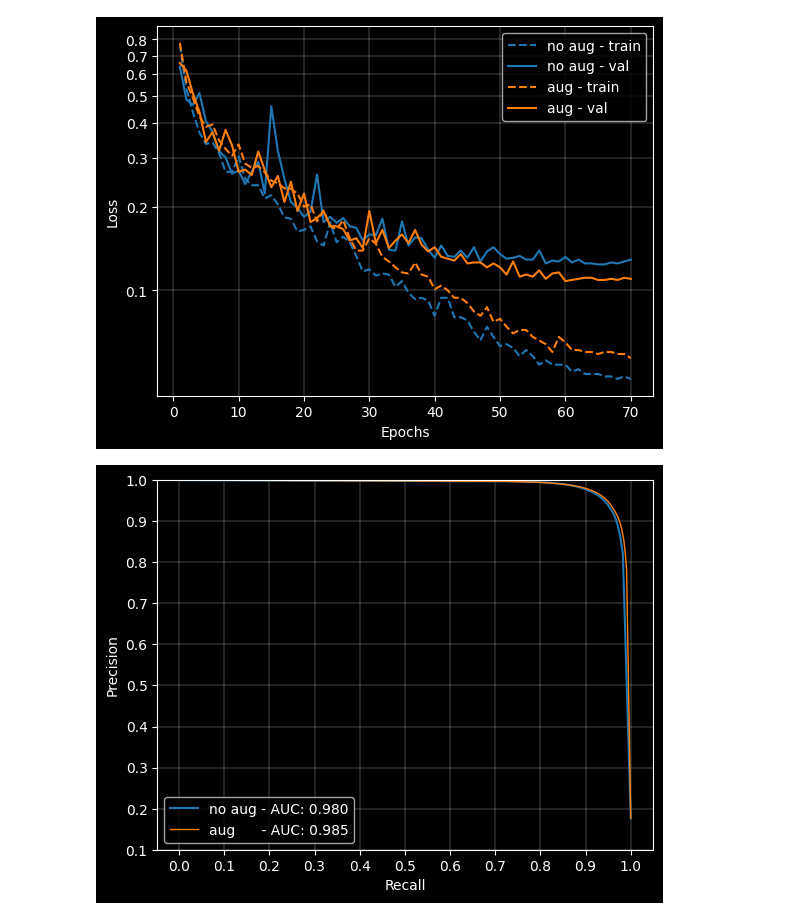
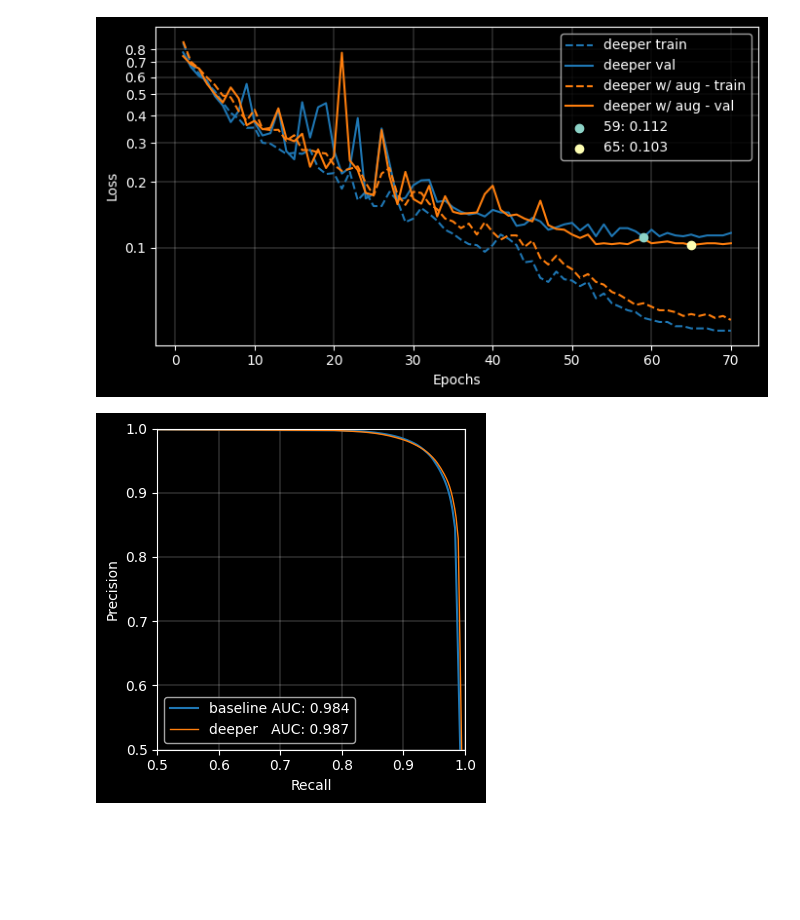
Before and after one commit to trujilloRJ/lane-detection, a Jupyter notebook: compare_model.ipynb, the cells around one changed output. Drawn from its saved outputs; the diff is of its cells as text; code cells hidden in the pictures; blank space fills up the shorter version.

```diff
--- a/compare_model.ipynb
+++ b/compare_model.ipynb
@@ -26,8 +26,8 @@ def compute_metrics(tp_vec, fp_vec, fn_vec):
 
 def auc_from_pr_curve(precision, recall):
     # Sort recall and precision by recall ascending
-    recall = np.array(recall)
-    precision = np.array(precision)
+    recall = np.concatenate(([0], recall, [1]))
+    precision = np.concatenate(([1], precision, [0]))
     sorted_indices = np.argsort(recall)
     recall = recall[sorted_indices]
     precision = precision[sorted_indices]
@@ -36,8 +36,8 @@ def auc_from_pr_curve(precision, recall):
 # %%
 checkpoint_folder = "checkpoints"
 
-exp_name_v1 = "UNet3down_v10_Scos_adam_augv0"
-exp_name_v2 = "UNet3down_v10_Scos_adam_augv2"
+exp_name_v1 = "BUnet_d4_c32_a0_SOneCycle"
+exp_name_v2 = "BUnet_d4_c32_a2_SOneCycle"
 
 eps_v1, tr_loss_v1, val_loss_v1 = extract_log_data(f"{checkpoint_folder}/{exp_name_v1}.log")
 eps_v2, tr_loss_v2, val_loss_v2 = extract_log_data(f"{checkpoint_folder}/{exp_name_v2}.log")
@@ -45,47 +45,55 @@ eps_v2, tr_loss_v2, val_loss_v2 = extract_log_data(f"{checkpoint_folder}/{exp_na
 min_loss_v1, best_epoch_v1 = get_best_epoch(eps_v1, val_loss_v1)
 min_loss_v2, best_epoch_v2 = get_best_epoch(eps_v2, val_loss_v2)
 
-fig, ax = plt.subplots()
-ax.plot(eps_v1, tr_loss_v1, '--', color='#1f77b4', label="no aug - train")
-ax.plot(eps_v1, val_loss_v1, '-', color='#1f77b4', label="no aug - val")
-ax.plot(eps_v2, tr_loss_v2, '--', color='#ff7f0e', label="aug - train")
-ax.plot(eps_v2, val_loss_v2, '-', color='#ff7f0e', label="aug - val")
+fig, ax = plt.subplots(figsize=(7,4))
+ax.plot(eps_v1, tr_loss_v1, '--', color='#1f77b4', label="deeper train")
+ax.plot(eps_v1, val_loss_v1, '-', color='#1f77b4', label="deeper val")
+ax.plot(eps_v2, tr_loss_v2, '--', color='#ff7f0e', label="deeper w/ aug - train")
+ax.plot(eps_v2, val_loss_v2, '-', color='#ff7f0e', label="deeper w/ aug - val")
+ax.scatter(best_epoch_v1, min_loss_v1, zorder=10, label=f"{best_epoch_v1}: {min_loss_v1:.3f}")
+ax.scatter(best_epoch_v2, min_loss_v2, zorder=10, label=f"{best_epoch_v2}: {min_loss_v2:.3f}")
 ax.grid(which="major", linestyle='-', linewidth=0.2)
 ax.legend()
 ax.set_ylabel("Loss")
 ax.set_xlabel("Epochs")
 ax.set_yscale("log")
 ax.set_yticks(np.arange(0.1, 0.9, step=0.1))
 ax.minorticks_off()
 ax.yaxis.set_major_formatter(ScalarFormatter())
+plt.tight_layout()
 plt.show()
+fig.savefig("results/loss_fn.png")
 
 thr_vec = np.arange(0, 1, step=0.001)
 tp_v1, fp_v1, fn_v1 = load_tp_fp_fn(exp_name_v1)
 tp_v2, fp_v2, fn_v2 = load_tp_fp_fn(exp_name_v2)
 
 precision_v1, recall_v1, f1_v1 = compute_metrics(tp_v1, fp_v1, fn_v1)
 precision_v2, recall_v2, f1_v2 = compute_metrics(tp_v2, fp_v2, fn_v2)
 
 auc_v1 = auc_from_pr_curve(precision_v1, recall_v1)
 auc_v2 = auc_from_pr_curve(precision_v2, recall_v2)
 
-fig, ax = plt.subplots()
+fig, ax = plt.subplots(figsize=(4,4))
 # ax.plot(thr_vec, f1_v1, '--', color='#1f77b4', label="no aug - precision")
 # ax.plot(thr_vec, recall_v1, '-', color='#1f77b4', label="no aug - recall")
 # ax.plot(thr_vec, f1_v2, '--', color='#ff7f0e', label="aug - precision")
 # ax.plot(thr_vec, recall_v2, '-', color='#ff7f0e', label="aug - recall")
-ax.plot(recall_v1, precision_v1, '-', color='#1f77b4', label=f"no aug - AUC: {auc_v1:.3f}", linewidth=1.5)
-ax.plot(recall_v2, precision_v2, '-', color='#ff7f0e', label=f"aug      - AUC: {auc_v2:.3f}", linewidth=1)
+ax.plot(recall_v1, precision_v1, '-', color='#1f77b4', label=f"baseline AUC: {auc_v1:.3f}", linewidth=1.5)
+ax.plot(recall_v2, precision_v2, '-', color='#ff7f0e', label=f"deeper   AUC: {auc_v2:.3f}", linewidth=1)
 ax.grid(which="major", linestyle='-', linewidth=0.2)
 ax.legend(loc='lower left')
 # ax.set_ylabel("Metric")
 # ax.set_xlabel("Threshold")
 ax.set_ylabel("Precision")
 ax.set_xlabel("Recall")
-ax.set_ylim([0.1, 1])
-ax.set_xticks(np.arange(0, 1.1, 0.1))
+ax.set_xlim([0.5, 1])
+ax.set_ylim([0.5, 1])
+# ax.set_xticks(np.arange(0, 1.1, 0.1))
+plt.tight_layout()
 plt.show()
+fig.savefig("results/compare_roc.png")
+plt.show()
 # %% [output]
-[figure, old version]
+[figure, new version]
-[figure, old version]
+[figure, new version]
```
Also changed, not shown: 7 other files.
